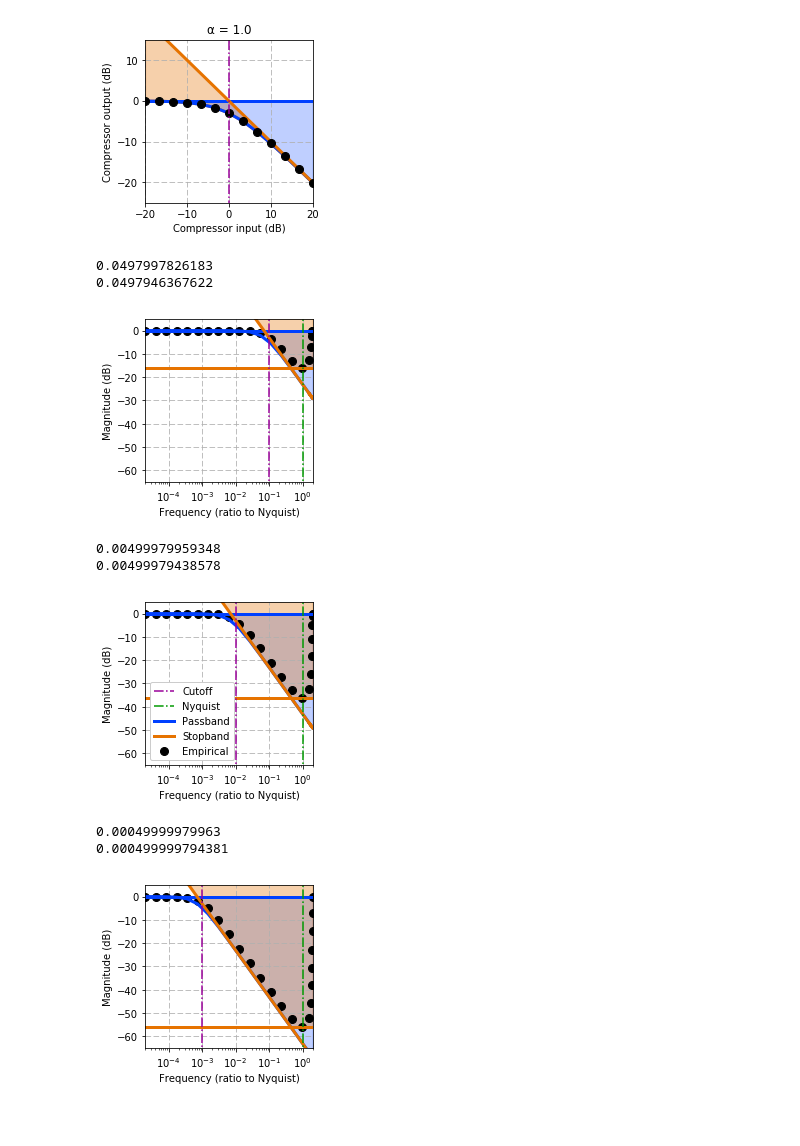
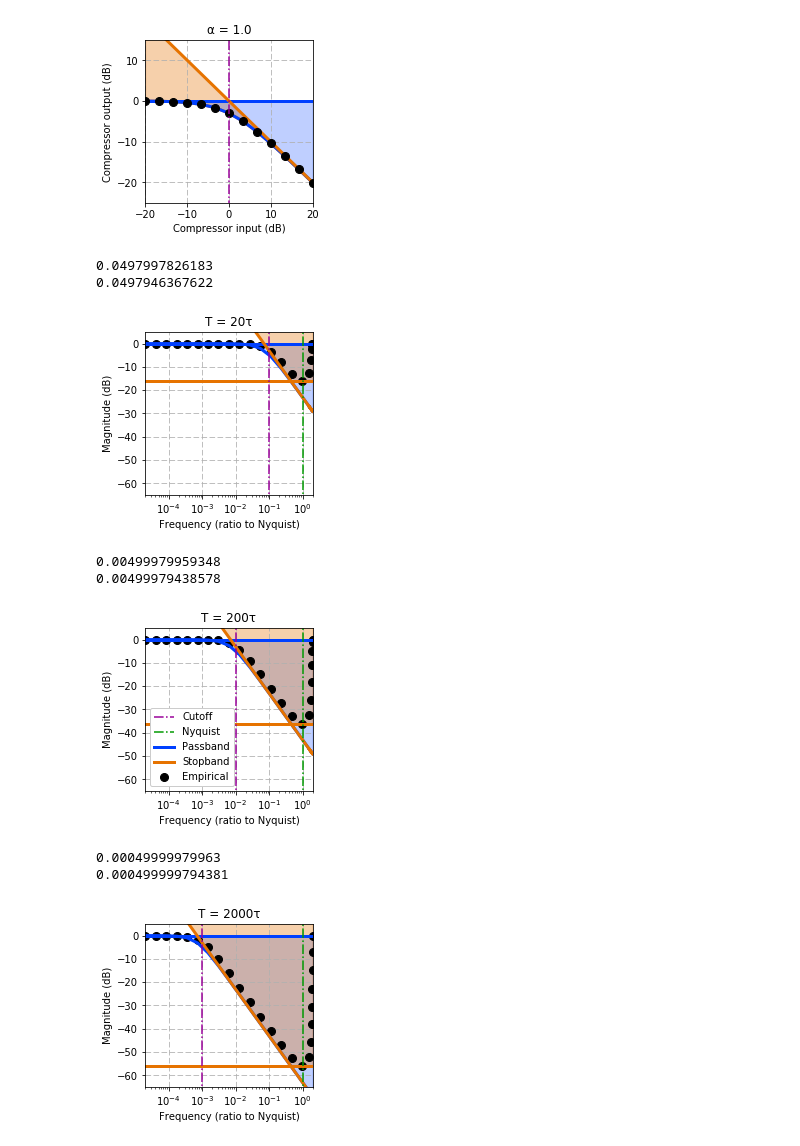
Before and after one commit to BirdVox/lostanlen_spl2018, a Jupyter notebook: pcen_asymptotics.ipynb, the cells around one changed output. Drawn from its saved outputs; the diff is of its cells as text; code cells hidden in the pictures; blank space fills up the shorter version.

```diff
--- a/pcen_asymptotics.ipynb
+++ b/pcen_asymptotics.ipynb
@@ -268,37 +268,39 @@ for T in Ts:
     legend_cutoff = plt.plot([ωc/ωref, ωc/ωref], [-1e6, 1e6], '-.',
         color='#990099', label='Cutoff')
 
     legend_nyquist = plt.plot([1.0, 1.0], [-1e6, 1e6], '-.',
         color='#009900', label='Nyquist')
 
     if T == 200:
         leg = plt.legend(handles=[
             legend_cutoff[0], legend_nyquist[0],
             legend_passband, legend_stopband,
             legend_empirical[0]])
         leg.get_frame().set_alpha(1)
 
 
     fig.axes[0].grid(linestyle='--')
 
     plt.xlim([np.max(ω/ωref)*1e-5, np.max(ω/ωref)])
     plt.ylim([-65, 5])
     plt.yticks([-60, -50, -40, -30, -20, -10, 0])
 
     plt.xlabel("Frequency (ratio to Nyquist)")
     plt.ylabel("Magnitude (dB)")
 
+    plt.title("T = " + str(T) + "τ")
+
     plt.show()
 
     fig.savefig('frequency_response_T={}.png'.format(T),
                 transparent=True, bbox_inches="tight", dpi=1000)
 # %% [output]
 0.0497997826183
 0.0497946367622
-[figure, old version]
+[figure, new version]
 0.00499979959348
 0.00499979438578
-[figure, old version]
+[figure, new version]
 0.00049999979963
 0.000499999794381
-[figure, old version]
+[figure, new version]
```
Also changed, not shown: 3 other files.
